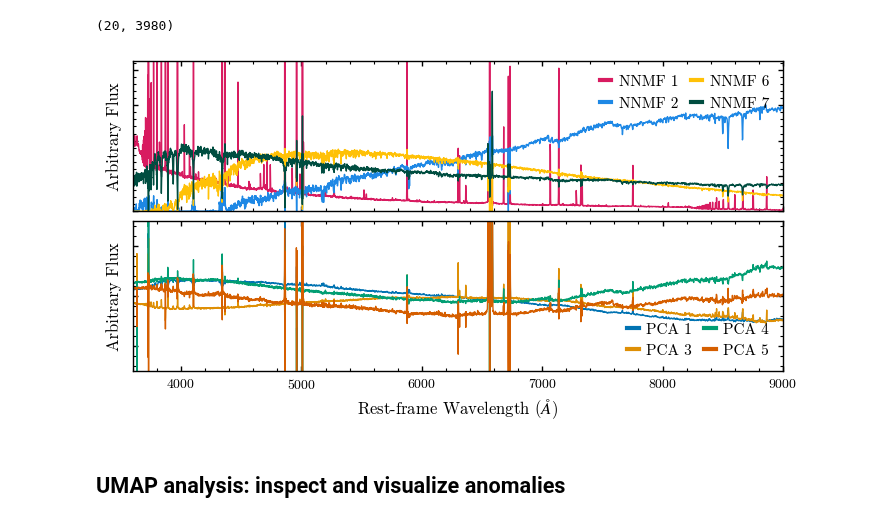
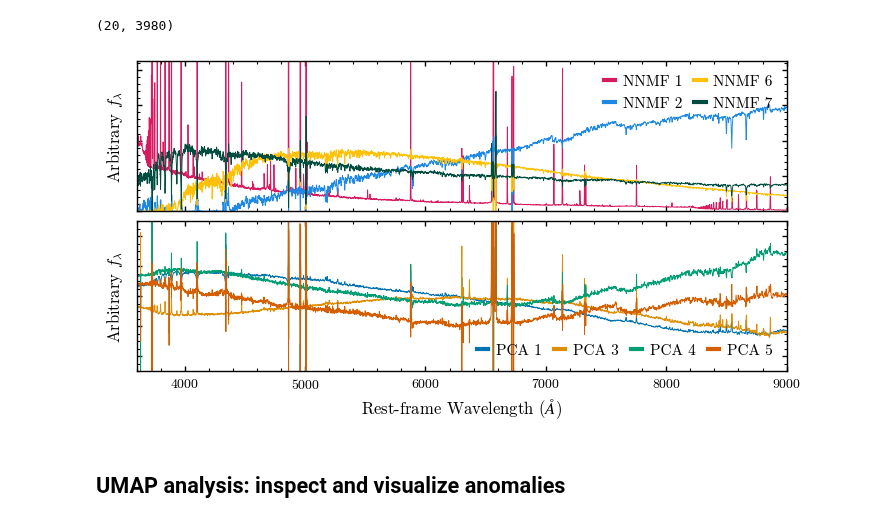
Before and after one commit to virajvman/desi_dwarfs, a Jupyter notebook: notebooks/catalog_paper/spectra_nnmf_explore.ipynb, the cells around one changed output. Drawn from its saved outputs; the diff is of its cells as text; code cells hidden in the pictures.

Commit message:
nnmf pca scan done

```diff
--- a/notebooks/catalog_paper/spectra_nnmf_explore.ipynb
+++ b/notebooks/catalog_paper/spectra_nnmf_explore.ipynb
@@ -205,7 +213,7 @@ for i in top_inds:
         wave_rest,
         nnmf_temps_NEW[:, i],
         color=colors[col_ind],
-        label=f"NNMF {i+1}",lw=1
+        label=f"NNMF {i+1}",lw=0.65
     )
     col_ind += 1
 
@@ -214,38 +222,39 @@ ax[0,0].set_ylim([0,4.25])
 
 ######
 
 bottom_inds = [0,2,3,4]
 col_ind = 0
 
 colors = ["#E69F00", "#56B4E9", "#009E73", "#CC79A7"]
 
 for i in bottom_inds:
     ax[1,0].plot(wave_rest,
             pca_temps_NEW[i],
             color=palette_4[col_ind],
-            label=f"PCA {i+1}",lw=1)
+            label=f"PCA {i+1}",lw=0.65)
 
     col_ind += 1
 
-ax[1,0].set_ylim([-0.075,0.075])
+ax[1,0].set_ylim([-0.05,0.05])
 locs = ["lower right","upper right"][::-1]
+ncols = [4,2][::-1]
 for i in range(2):
-    ax[i,0].set_ylabel("Arbitrary Flux")
+    ax[i,0].set_ylabel(r"Arbitrary $f_{\lambda}$")
     ax[i,0].set_xlim([3600,9000])
 
 
-    leg = ax[i,0].legend(frameon=False,ncol=2,handlelength=0.75,handletextpad=0.5, columnspacing=0.8,loc=locs[i])
+    leg = ax[i,0].legend(frameon=False,ncol=ncols[i],handlelength=0.75,handletextpad=0.5, columnspacing=0.8,loc=locs[i])
 
     ax[i,0].set_yticklabels([])
 
     for h in leg.legend_handles:
         h.set_linewidth(3)
 
 plt.savefig("/global/homes/v/virajvm/DESI2_LOWZ/quenched_fracs_nbs/paper_plots/nnmf_pca_templates.pdf")
 
 plt.show()
 # %% [output]
-[figure, old version]
+[figure, new version]
 # %% [markdown]
 ## UMAP analysis: inspect and visualize anomalies
 # %%
```
Also changed, not shown: parts of 26 cells of this notebook, 6 other files.
